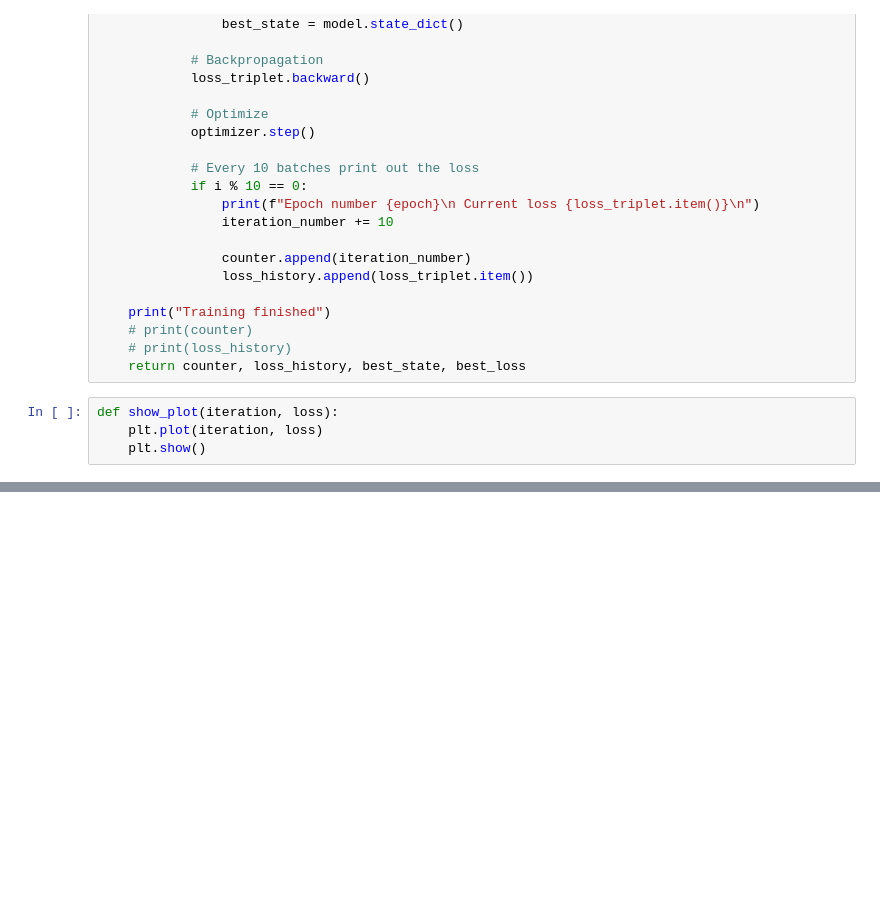
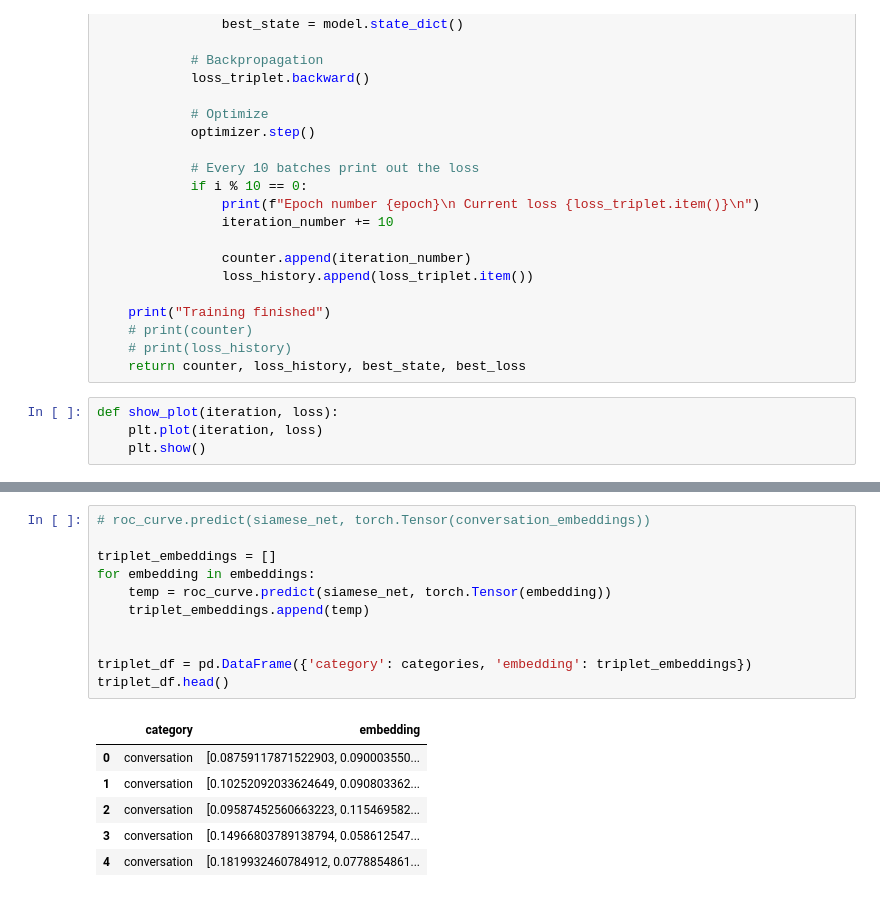
Before and after one commit to llm-security-research/malicious-prompts, a Jupyter notebook: siamese.ipynb, the cells around one changed output, grey strips where cells are left out. Saved outputs shown, nothing was run; the diff lists cells and outputs as text; blank space fills up the shorter version.

Commit message:
Siamese network with triplet loss (WIP)

```diff
--- a/siamese.ipynb
+++ b/siamese.ipynb
@@ -246,0 +274,18 @@ print(best_loss)
+# %%
+# roc_curve.predict(siamese_net, torch.Tensor(conversation_embeddings))
+
+triplet_embeddings = []
+for embedding in embeddings:
+    temp = roc_curve.predict(siamese_net, torch.Tensor(embedding))
+    triplet_embeddings.append(temp)
+
+
+triplet_df = pd.DataFrame({'category': categories, 'embedding': triplet_embeddings})
+triplet_df.head()
+# %% [output]
+|  | category | embedding |
+| 0 | conversation | [0.08759117871522903, 0.090003550... |
+| 1 | conversation | [0.10252092033624649, 0.090803362... |
+| 2 | conversation | [0.09587452560663223, 0.115469582... |
+| 3 | conversation | [0.14966803789138794, 0.058612547... |
+| 4 | conversation | [0.1819932460784912, 0.0778854861... |
```
Also changed, not shown: parts of 7 cells of this notebook.
